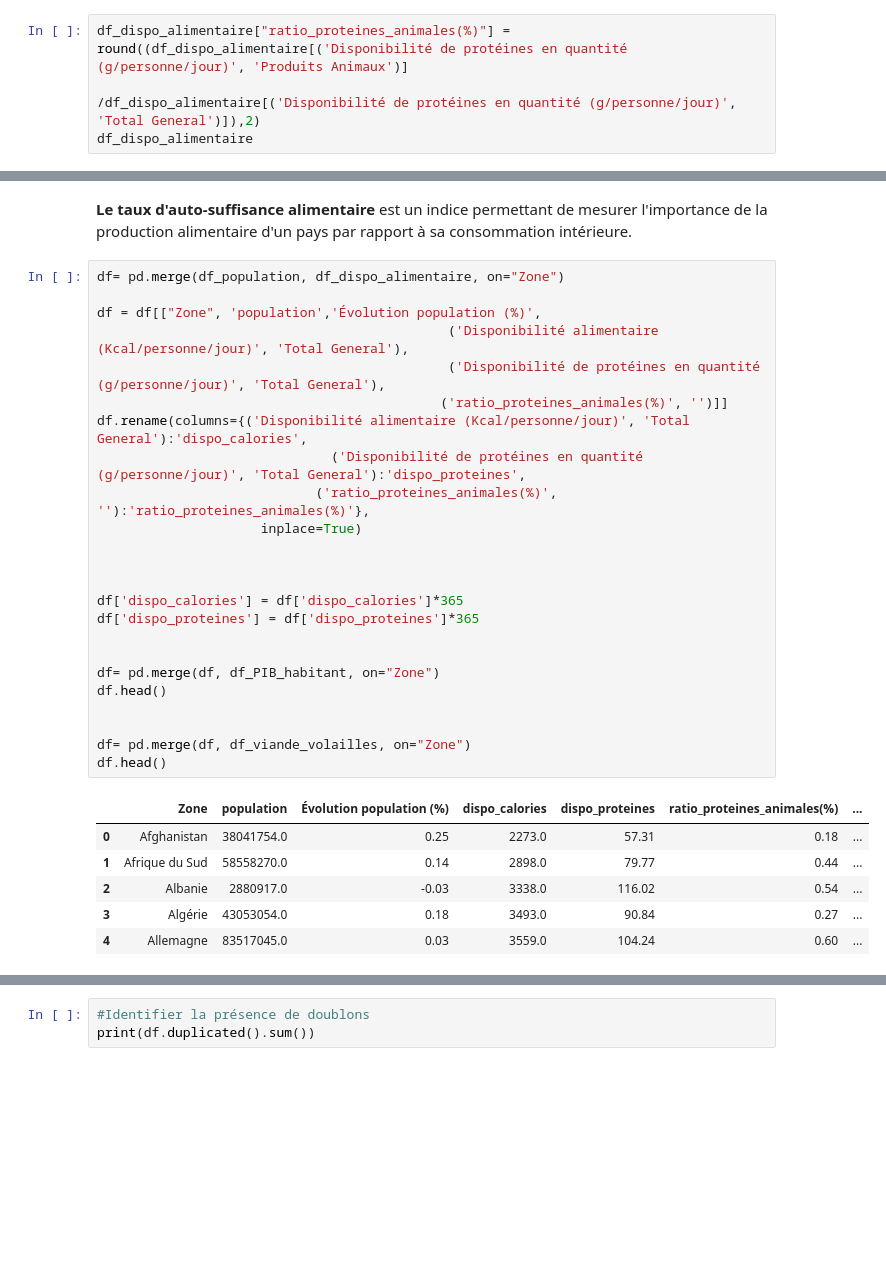
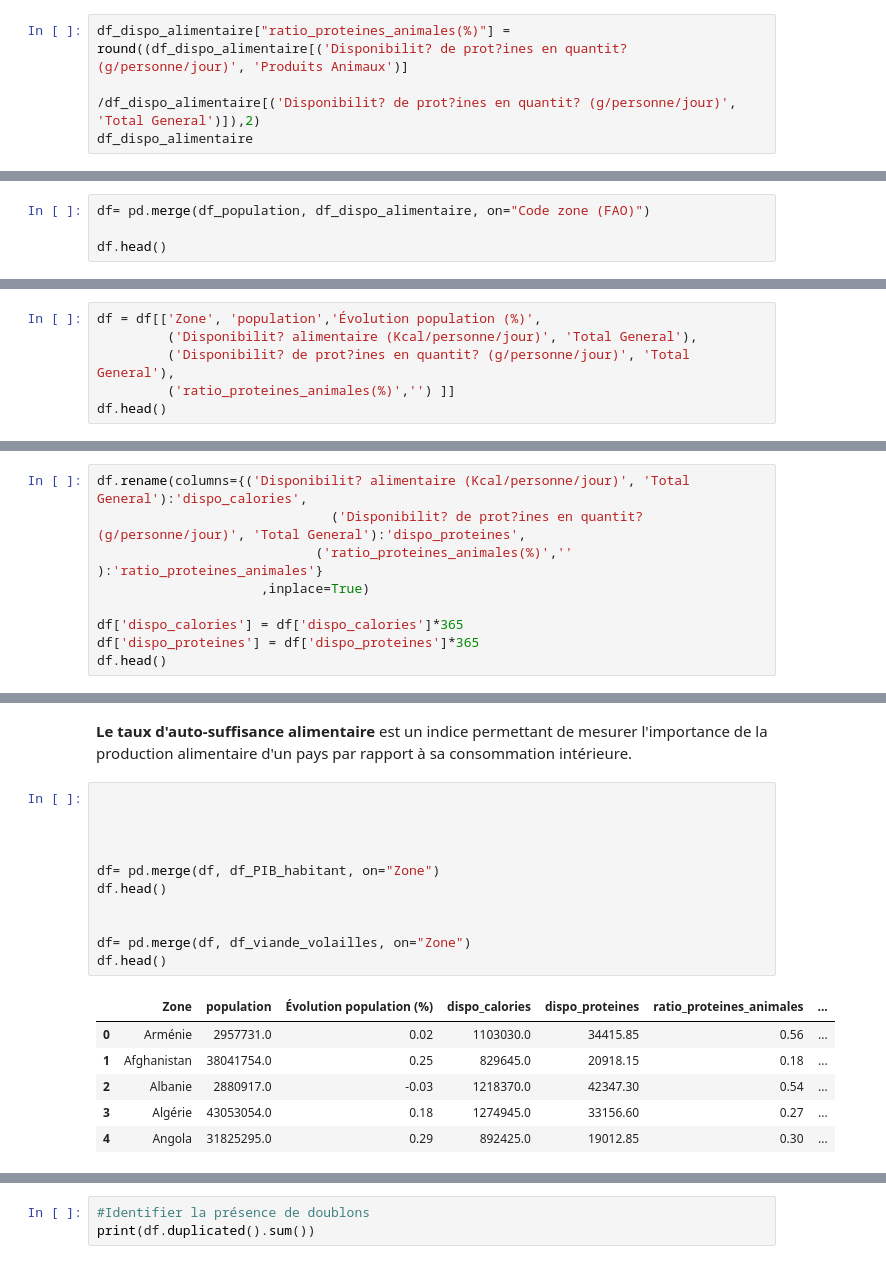
Before and after one commit to ROWAIDAK/ROWAIDAK-P5_Produisez-une-tude-de-march, a Jupyter notebook: P5_02_code.ipynb, the cells around one changed output, grey strips where cells are left out. Cells and saved outputs as stored; diff of their text form; blank space fills up the shorter version.

```diff
--- a/P5_02_code.ipynb
+++ b/P5_02_code.ipynb
@@ -178,5 +199,5 @@ KeyError: 'Élément'
 # %%
-df_dispo_alimentaire["ratio_proteines_animales(%)"] = round((df_dispo_alimentaire[('Disponibilité de protéines en quantité (g/personne/jour)', 'Produits Animaux')]
-                                                                         /df_dispo_alimentaire[('Disponibilité de protéines en quantité (g/personne/jour)', 'Total General')]),2)
+df_dispo_alimentaire["ratio_proteines_animales(%)"] = round((df_dispo_alimentaire[('Disponibilit? de prot?ines en quantit? (g/personne/jour)', 'Produits Animaux')]
+                                                                         /df_dispo_alimentaire[('Disponibilit? de prot?ines en quantit? (g/personne/jour)', 'Total General')]),2)
 df_dispo_alimentaire
 # %% [output]
@@ -183,0 +218,4 @@ KeyError: ('Disponibilité de protéines en quantité (g/personne/jour)', 'Produ
+# %%
+df= pd.merge(df_population, df_dispo_alimentaire, on="Code zone (FAO)")
+
+df.head()
@@ -183,0 +229,6 @@ KeyError: ('Disponibilité de protéines en quantité (g/personne/jour)', 'Produ
+# %%
+df = df[['Zone', 'population','Évolution population (%)',
+         ('Disponibilit? alimentaire (Kcal/personne/jour)', 'Total General'),
+         ('Disponibilit? de prot?ines en quantit? (g/personne/jour)', 'Total General'),
+         ('ratio_proteines_animales(%)','') ]]
+df.head()
@@ -183,0 +242,9 @@ KeyError: ('Disponibilité de protéines en quantité (g/personne/jour)', 'Produ
+# %%
+df.rename(columns={('Disponibilit? alimentaire (Kcal/personne/jour)', 'Total General'):'dispo_calories',
+                              ('Disponibilit? de prot?ines en quantit? (g/personne/jour)', 'Total General'):'dispo_proteines',
+                            ('ratio_proteines_animales(%)','' ):'ratio_proteines_animales'}
+                     ,inplace=True)
+
+df['dispo_calories'] = df['dispo_calories']*365
+df['dispo_proteines'] = df['dispo_proteines']*365
+df.head()
@@ -280,36 +354,23 @@ df_viande_volailles
 # %% [markdown]
 **Le taux d'auto-suffisance alimentaire** est un indice permettant de mesurer l'importance de la production alimentaire d'un pays par rapport à sa consommation intérieure.
 # %%
-df= pd.merge(df_population, df_dispo_alimentaire, on="Zone")
-
-df = df[["Zone", 'population','Évolution population (%)',
-                                             ('Disponibilité alimentaire (Kcal/personne/jour)', 'Total General'),
-                                             ('Disponibilité de protéines en quantité (g/personne/jour)', 'Total General'),
-                                            ('ratio_proteines_animales(%)', '')]]
-df.rename(columns={('Disponibilité alimentaire (Kcal/personne/jour)', 'Total General'):'dispo_calories',
-                              ('Disponibilité de protéines en quantité (g/personne/jour)', 'Total General'):'dispo_proteines',
-                            ('ratio_proteines_animales(%)', ''):'ratio_proteines_animales(%)'},
-                     inplace=True)
 
 
-
-df['dispo_calories'] = df['dispo_calories']*365
-df['dispo_proteines'] = df['dispo_proteines']*365
 
 
 df= pd.merge(df, df_PIB_habitant, on="Zone")
 df.head()
 
 
 df= pd.merge(df, df_viande_volailles, on="Zone")
 df.head()
 # %% [output]
-|  | Zone | population | Évolution population (%) | dispo_calories | dispo_proteines | ratio_proteines_animales(%) | ... |
-| 0 | Afghanistan | 38041754.0 | 0.25 | 2273.0 | 57.31 | 0.18 | ... |
-| 1 | Afrique du Sud | 58558270.0 | 0.14 | 2898.0 | 79.77 | 0.44 | ... |
-| 2 | Albanie | 2880917.0 | -0.03 | 3338.0 | 116.02 | 0.54 | ... |
-| 3 | Algérie | 43053054.0 | 0.18 | 3493.0 | 90.84 | 0.27 | ... |
-| 4 | Allemagne | 83517045.0 | 0.03 | 3559.0 | 104.24 | 0.60 | ... |
+|  | Zone | population | Évolution population (%) | dispo_calories | dispo_proteines | ratio_proteines_animales | ... |
+| 0 | Arménie | 2957731.0 | 0.02 | 1103030.0 | 34415.85 | 0.56 | ... |
+| 1 | Afghanistan | 38041754.0 | 0.25 | 829645.0 | 20918.15 | 0.18 | ... |
+| 2 | Albanie | 2880917.0 | -0.03 | 1218370.0 | 42347.30 | 0.54 | ... |
+| 3 | Algérie | 43053054.0 | 0.18 | 1274945.0 | 33156.60 | 0.27 | ... |
+| 4 | Angola | 31825295.0 | 0.29 | 892425.0 | 19012.85 | 0.30 | ... |
 # %%
 df.info()
 # %% [output]
```
Also changed, not shown: parts of 41 cells of this notebook.
